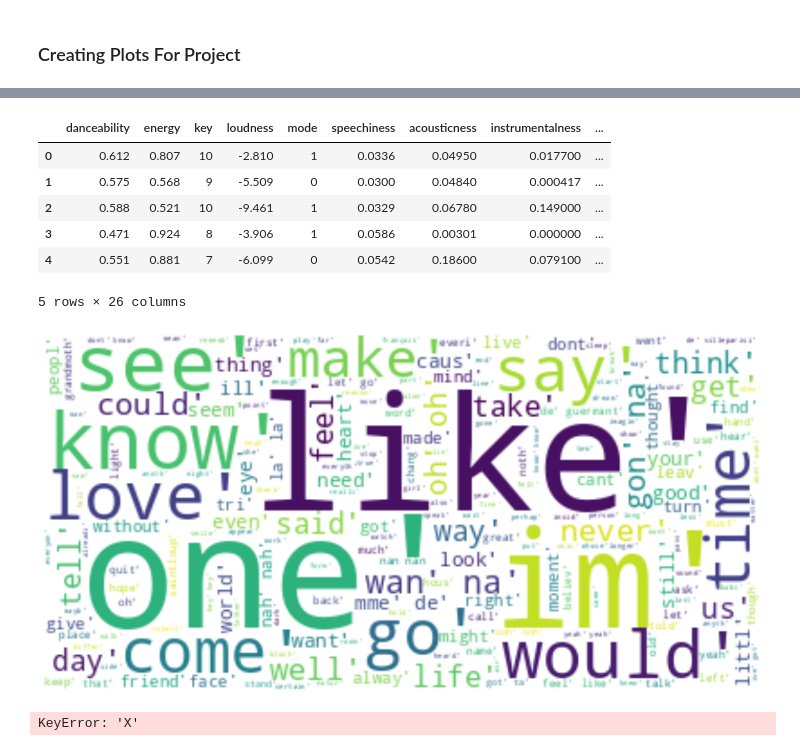
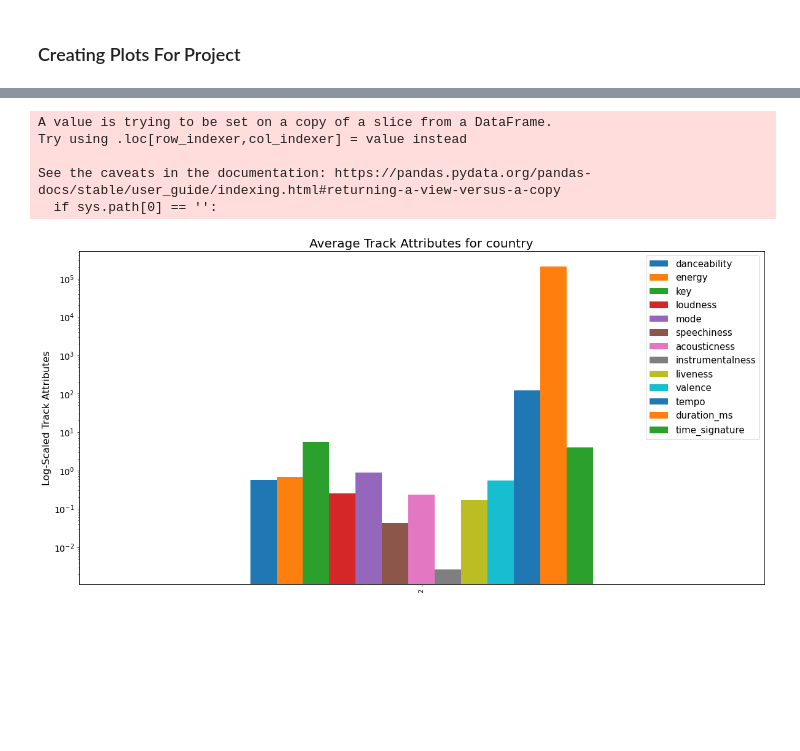
Before and after one commit to Cardoni15/694_spotify, a Jupyter notebook: visualization_tools/plots_for_report.ipynb, the cells around one changed output, grey strips where cells are left out. Drawn from its saved outputs; the diff is of its cells as text; code cells hidden in the pictures; blank space fills up the shorter version.

Commit message:
merge neels updated graphics

```diff
--- a/visualization_tools/plots_for_report.ipynb
+++ b/visualization_tools/plots_for_report.ipynb
@@ -41,13 +42,0 @@ text
-# %%
-alt_df_mean = alt_df.mean(axis = 0, skipna = False)
-#df_mean_frame = alt_df_mean.to_frame()
-#df_mean_frame['duration_min'] = df_mean_frame['duration_ms'] * 0.001
-#df_mean_frame.reset_index()
-
-
-
-fixed = alt_df_mean
-plt.figure(figsize=(10,10))
-fixed.plot(kind = 'bar', title = 'Alt-Rock Attributes', color="red")
-plt.yscale("log")
-plt.show()
@@ -84,24 +43,28 @@ dtype: object
-# %%
-data_dump.head()
-# %% [output]
-|  | danceability | energy | key | loudness | mode | speechiness | acousticness | instrumentalness | ... |
-| 0 | 0.612 | 0.807 | 10 | -2.810 | 1 | 0.0336 | 0.04950 | 0.017700 | ... |
-| 1 | 0.575 | 0.568 | 9 | -5.509 | 0 | 0.0300 | 0.04840 | 0.000417 | ... |
-| 2 | 0.588 | 0.521 | 10 | -9.461 | 1 | 0.0329 | 0.06780 | 0.149000 | ... |
-| 3 | 0.471 | 0.924 | 8 | -3.906 | 1 | 0.0586 | 0.00301 | 0.000000 | ... |
-| 4 | 0.551 | 0.881 | 7 | -6.099 | 0 | 0.0542 | 0.18600 | 0.079100 | ... |
-5 rows × 26 columns
-# %%
-##Word-Cloud for genres
-stopwords = set(STOPWORDS)
-wordcloud = WordCloud(stopwords=stopwords, background_color="white").generate(text)
-plt.figure( figsize=(35,10))
-plt.imshow(wordcloud, interpolation='bilinear')
-plt.axis("off")
-plt.show()
-# %% [output]
-[figure, removed]
-# %%
-data_dump.plot(x="X", y=["A", "B", "C"], kind="bar")
-# %% [output]
-KeyError: 'X'
+# %%
+def create_attribute_plots(genre):
+    data_dump = pd.read_csv('pure_genre_data_w_clean_lyrics.csv')
+    data_dump = data_dump.dropna()
+    avg_df = data_dump.groupby('genre')[['danceability', 'energy', 'key', 'loudness', 'mode',
+    'speechiness','acousticness','instrumentalness','liveness','valence','tempo',
+    'duration_ms','time_signature']].mean().reset_index()
+
+
+
+    fixed = avg_df[avg_df['genre'] == genre]
+    fixed['loudness'] =(10 ** (fixed['loudness']/10))
+    fixed.plot(kind = 'bar', figsize=(20, 10))
+    plt.title( "Average Track Attributes for " + genre,fontsize=20)
+    plt.ylabel('Log-Scaled Track Attributes', fontsize=16)
+    plt.yticks(fontsize=14)
+    plt.legend(loc=1, prop={'size': 15})
+    plt.yscale("log")
+    plt.show()
+# %%
+create_attribute_plots('country')
+# %% [output]
+A value is trying to be set on a copy of a slice from a DataFrame.
+Try using .loc[row_indexer,col_indexer] = value instead
+
+See the caveats in the documentation: https://pandas.pydata.org/pandas-docs/stable/user_guide/indexing.html#returning-a-view-versus-a-copy
+  if sys.path[0] == '':
+[figure, added]
```
Also changed, not shown: parts of 7 cells of this notebook.
